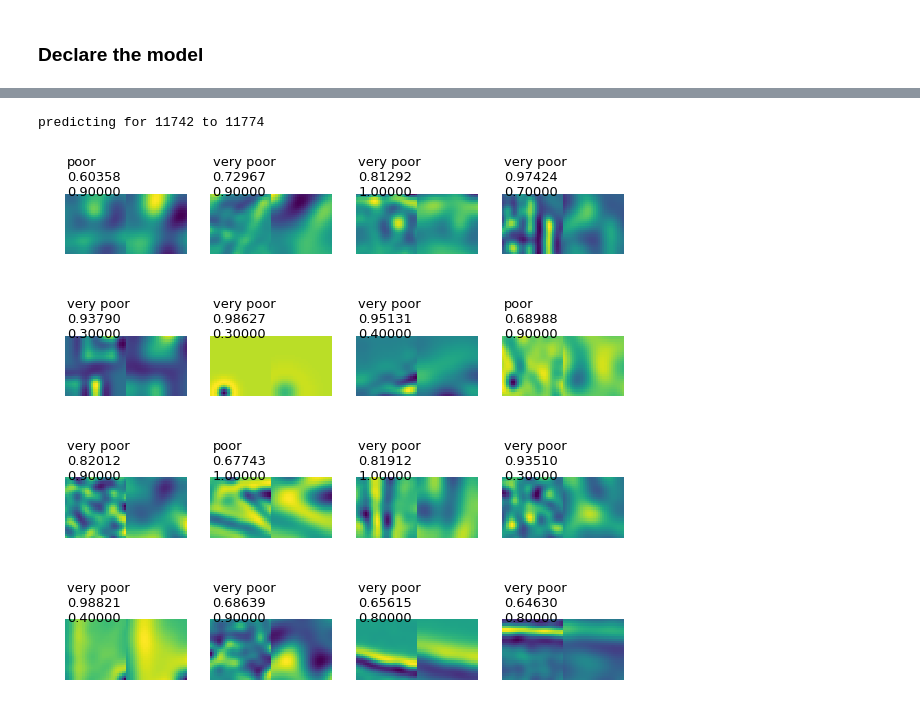
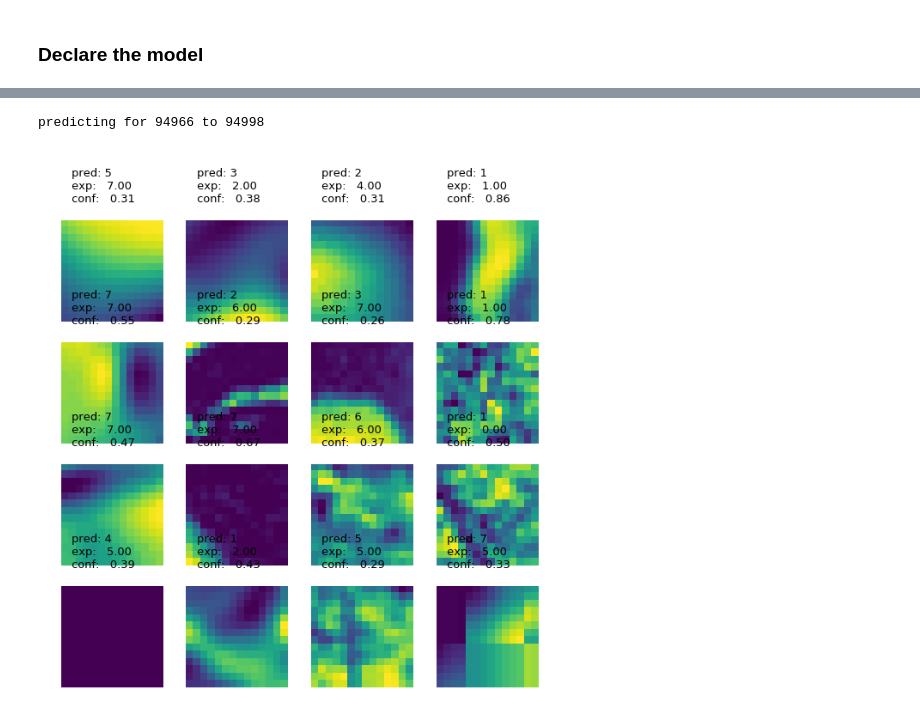
Before and after one commit to adifatol/BIQA, a Jupyter notebook: convNetwork.ipynb, the cells around one changed output, grey strips where cells are left out. Cells and saved outputs as stored; diff of their text form; code cells hidden in the pictures.

Commit message:
Fixed a bug in the onehot function (to_categorical), improvements, REAL prediction ~43%

```diff
--- a/convNetwork.ipynb
+++ b/convNetwork.ipynb
@@ -243,7 +243,7 @@ min(np.array(scores).flatten())
 # %%
 def the_C_constant(batch):
   all_sum = sum(batch)
-  percentile = 50
+  percentile = 30
   batch_percentile = np.percentile(batch,percentile)
   omega_p_sum = sum([i for i in batch if i <= batch_percentile])
   c = all_sum / (percentile * omega_p_sum)
@@ -394,4 +403,5 @@ fc = all_filtered_patches(all_patches, 4.0)
 # %%
 
-all_filtered = np.concatenate((fb, fc),axis=2)
-print (np.array(all_filtered).shape)
+all_filtered = all_patches
+# all_filtered = np.concatenate((fa, filtered_20, filtered_40),axis=2)
+# print (np.array(all_filtered).shape)
@@ -471,9 +483,9 @@ min(y_train)
 ### Declare the model
 # %%
 # The model, based on https://colab.research.google.com/github/tensorflow/tpu/blob/master/tools/colab/fashion_mnist.ipynb#scrollTo=Zo-Yk6LFGfSf
-from tensorflow.keras import layers
-import tensorflow as tf
-from keras.optimizers import SGD
+import keras
+from keras import layers
+from keras import optimizers
 
 model = keras.Sequential()
 model.add(layers.Convolution2D(16, (3, 3),
@@ -486,12 +498,12 @@ model.add(layers.Convolution2D(64, (3, 3), padding='same', activation= 'relu'))
 model.add(layers.MaxPooling2D(pool_size =(2,2)))
 model.add(layers.Flatten())
 model.add(layers.Dense(128, activation='relu'))
-model.add(layers.Dense(10, activation='softmax'))
+model.add(layers.Dense(num_classes, activation='softmax'))
 # Train model
-sgd = SGD(lr=0.01)
-adam = tf.train.AdamOptimizer()
+# sgd = SGD(lr=0.005)
+opt = optimizers.Adam(lr=0.0005, beta_1=0.9, beta_2=0.999, epsilon=None, decay=0.0, amsgrad=False)
 model.compile(loss='categorical_crossentropy',
-              optimizer='sgd',
+              optimizer=opt,
               metrics=['accuracy'])
 print(model.summary())
 # %% [output]
@@ -516,5 +528,5 @@ None
 
 
 #fit the model
-model.fit(x = x_train, y = y_train_c, validation_split=0.3, batch_size = 100, verbose=2, epochs=300)
+fit_his = model.fit(x = x_train, y = y_train_c, validation_split=0.2, batch_size = 140, verbose=2, epochs=50)
 # %% [output]
@@ -556,39 +593,37 @@ print(np.argmax(pred[0]), max(pred[0]), y_train[i])
 # %%
-LABEL_NAMES = ['very poor', 'poor', 'better', 'ok', 'very ok', 'super ok', 'good', 'very good', 'super good', 'extraordinary']
-
 from matplotlib import pyplot
 %matplotlib inline
 
-def plot_predictions(images, predictions, orig_labels):
+def plot_predictions(images, predictions, y):
   n = images.shape[0]
   nc = int(np.ceil(n / 4))
   f, axes = pyplot.subplots(nc, 4)
   for i in range(nc * 4):
-    y = i // 4
-    x = i % 4
-    axes[x, y].axis('off')
+    yaxes = i // 4
+    xaxes = i % 4
+    axes[xaxes, yaxes].axis('off')
 
-    label = LABEL_NAMES[np.argmax(predictions[i])]
+    pred = np.argmax(predictions[i])
     confidence = np.max(predictions[i])
     if i > n:
       continue
-    axes[x, y].imshow(images[i])
-    axes[x, y].text(0.5, 0.5, label + '\n%.5f' % confidence +  '\n%.5f' % orig_labels[i], fontsize=13)
+    axes[xaxes, yaxes].imshow(images[i])
+    axes[xaxes, yaxes].text(0.5, 0.5, "\n pred: {0}\n exp: {1:6.2f}\n conf: {2:6.2f} \n\n".format(pred, np.argmax(y[i]), confidence) , fontsize=13)
 
   pyplot.gcf().set_size_inches(10, 10)
 
 nr_ex = 32
 start_from = randint(0, x_valid.shape[0]-nr_ex)
 # start_from = 0
 print("predicting for {} to {}".format(start_from, start_from+nr_ex))
 
 # pred_y = model.predict(x_valid[start_from:start_from+nr_ex])
 
 # max_pred = [np.argmax(y) for y in pred_y]
 # print(max_pred)
 # print(y_valid_oh[start_from:start_from+nr_ex])
 
-plot_predictions(np.squeeze(x_valid[start_from:start_from+16]), model.predict(x_valid[start_from:start_from+16]), y_valid[start_from:start_from+16])
+plot_predictions(np.squeeze(x_valid[start_from:start_from+16]), model.predict(x_train[start_from:start_from+16]), y_train_c[start_from:start_from+16])
 # %% [output]
-predicting for 11742 to 11774
+predicting for 94966 to 94998
-[figure, old version]
+[figure, new version]
```
Also changed, not shown: parts of 22 cells of this notebook.
